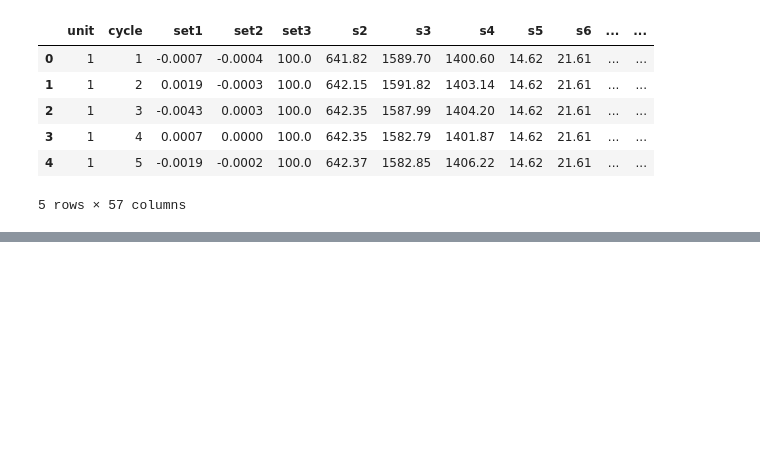
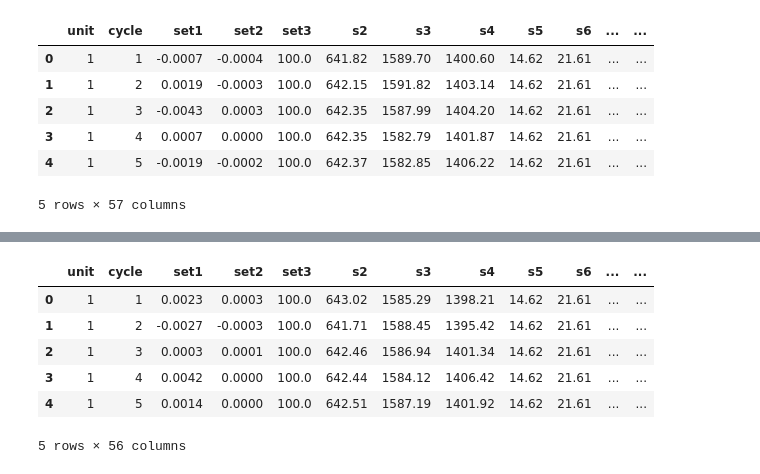
Before and after one commit to amanvashisth/Predicting-jet-engine-failures, a Jupyter notebook: notebooks/data_exploration.ipynb, the cells around one changed output, grey strips where cells are left out. Cells and saved outputs as stored; diff of their text form; code cells hidden in the pictures; blank space fills up the shorter version.

```diff
--- a/notebooks/data_exploration.ipynb
+++ b/notebooks/data_exploration.ipynb
@@ -402,0 +413,34 @@ train.to_csv("E:\\Predicting Jet Engine Failure\\data\\train_features.csv", inde
+# %%
+rolling_window = 15
+
+for sensor in final_sensors:
+    test[f"{sensor}_mean_{rolling_window}"] = (
+        test.groupby("unit")[sensor]
+        .transform(
+            lambda x: x.rolling(
+                window=rolling_window, min_periods=1
+            ).mean()
+        )
+    )
+
+    test[f"{sensor}_std_{rolling_window}"] = (
+        test.groupby("unit")[sensor]
+        .transform(
+            lambda x: x.rolling(
+                window=rolling_window, min_periods=1
+            ).std()
+        )
+        .fillna(0)
+    )
+# %%
+test.drop(columns=nan_sensors, inplace=True)
+# %%
+test.head()
+# %% [output]
+|  | unit | cycle | set1 | set2 | set3 | s2 | s3 | s4 | s5 | s6 | ... | ... |
+| 0 | 1 | 1 | 0.0023 | 0.0003 | 100.0 | 643.02 | 1585.29 | 1398.21 | 14.62 | 21.61 | ... | ... |
+| 1 | 1 | 2 | -0.0027 | -0.0003 | 100.0 | 641.71 | 1588.45 | 1395.42 | 14.62 | 21.61 | ... | ... |
+| 2 | 1 | 3 | 0.0003 | 0.0001 | 100.0 | 642.46 | 1586.94 | 1401.34 | 14.62 | 21.61 | ... | ... |
+| 3 | 1 | 4 | 0.0042 | 0.0000 | 100.0 | 642.44 | 1584.12 | 1406.42 | 14.62 | 21.61 | ... | ... |
+| 4 | 1 | 5 | 0.0014 | 0.0000 | 100.0 | 642.51 | 1587.19 | 1401.92 | 14.62 | 21.61 | ... | ... |
+5 rows × 56 columns
```
Also changed, not shown: parts of 2 cells of this notebook, 1 other file.
